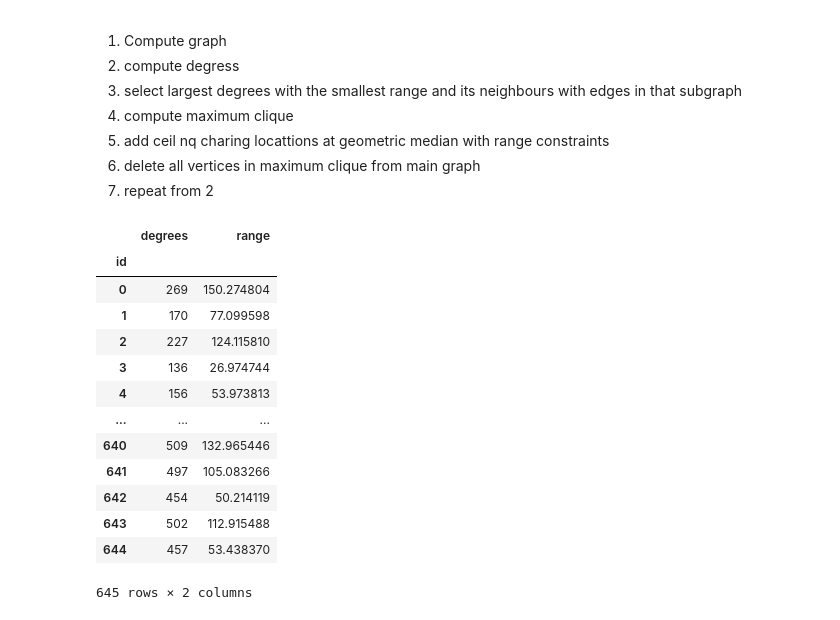
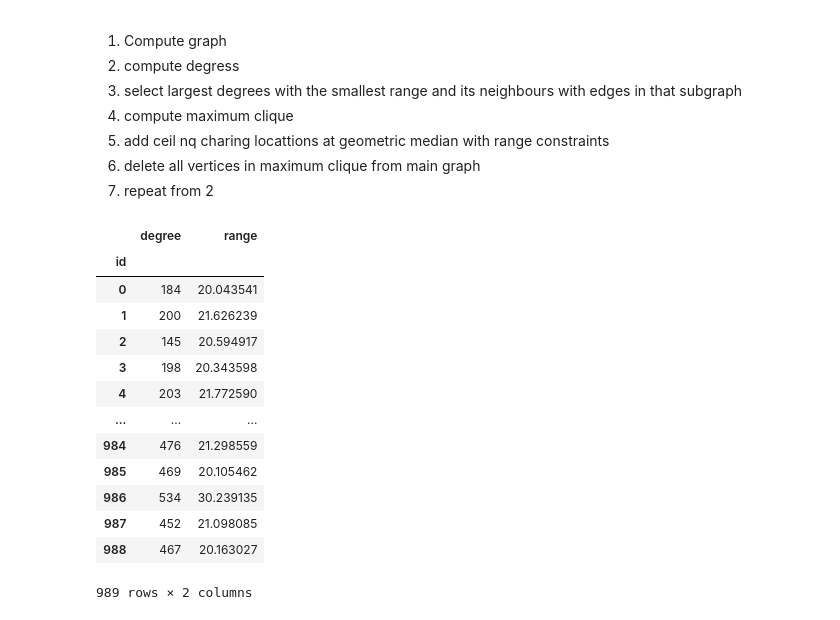
Before and after one commit to justuskilianwolff/ev-station-solver, a Jupyter notebook: test.ipynb, the cells around one changed output. Cells and saved outputs as stored; diff of their text form; code cells hidden in the pictures.

```diff
--- a/test.ipynb
+++ b/test.ipynb
@@ -19,8 +19,9 @@ logger = get_logger(__name__, logging.DEBUG)
 # Try to find initial locations, deterministically...
 # %%
 # use given starting solutions
-locations = load_locations("medium").sample(1000).values
+locations = load_locations("medium").values
 n_clusters = int(len(locations) * CONSTANTS["mu_charging"] / (2 * CONSTANTS["station_ub"]))
 service_level = 0.95
 
 n_clusters = 3 if n_clusters < 3 else n_clusters
+n_clusters
@@ -30,5 +33,5 @@ s = Solver(vehicle_locations=locations, loglevel=logging.INFO, service_level=ser
 
 # compute number of initial locations
 s.add_initial_locations(n_clusters, mode="k-means", seed=0)
-s.add_samples(num=2)
+s.add_samples(num=20)
 # %% [output]
@@ -109,23 +123,23 @@ This proved to be infeasible, lets try a different approach.
 7. repeat from 2
 # %%
 degrees = G.degree(range(n_locations), loops=False)
-nodes = pd.DataFrame({"degrees": degrees, "range": unique_ranges})
+nodes = pd.DataFrame({"degree": degrees, "range": unique_ranges})
 nodes.index.name = "id"
 nodes
 # %% [output]
-|  | degrees | range |
+|  | degree | range |
 | id |  |  |
-| 0 | 269 | 150.274804 |
-| 1 | 170 | 77.099598 |
-| 2 | 227 | 124.115810 |
-| 3 | 136 | 26.974744 |
-| 4 | 156 | 53.973813 |
+| 0 | 184 | 20.043541 |
+| 1 | 200 | 21.626239 |
+| 2 | 145 | 20.594917 |
+| 3 | 198 | 20.343598 |
+| 4 | 203 | 21.772590 |
 | ... | ... | ... |
-| 640 | 509 | 132.965446 |
-| 641 | 497 | 105.083266 |
-| 642 | 454 | 50.214119 |
-| 643 | 502 | 112.915488 |
-| 644 | 457 | 53.438370 |
+| 984 | 476 | 21.298559 |
+| 985 | 469 | 20.105462 |
+| 986 | 534 | 30.239135 |
+| 987 | 452 | 21.098085 |
+| 988 | 467 | 20.163027 |
-645 rows × 2 columns
+989 rows × 2 columns
 # %%
 # sort by degree and then the lowes range
```
Also changed, not shown: parts of 30 cells of this notebook.
